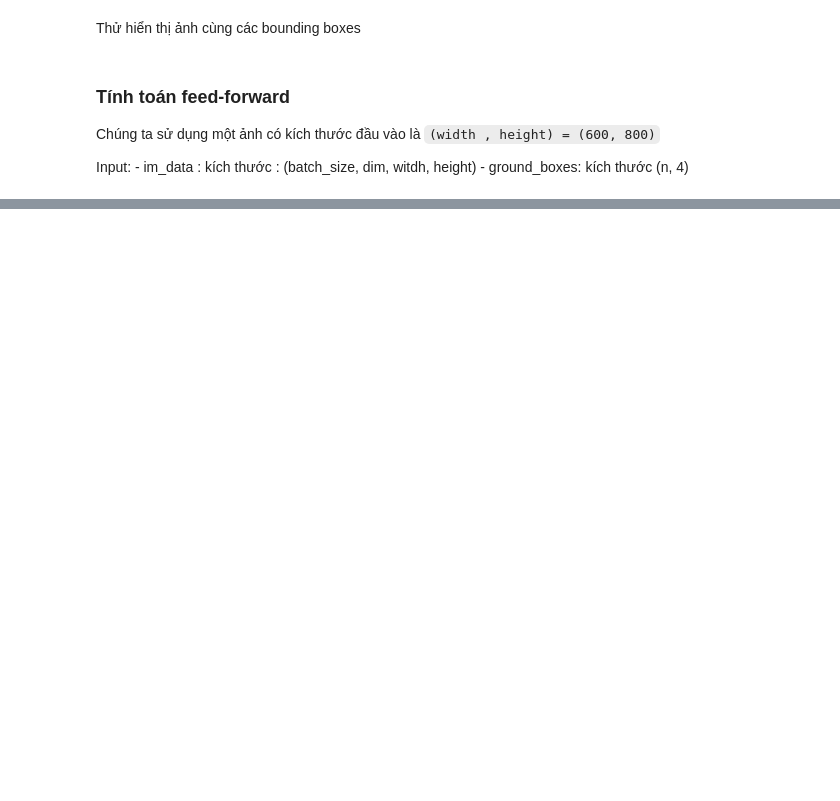
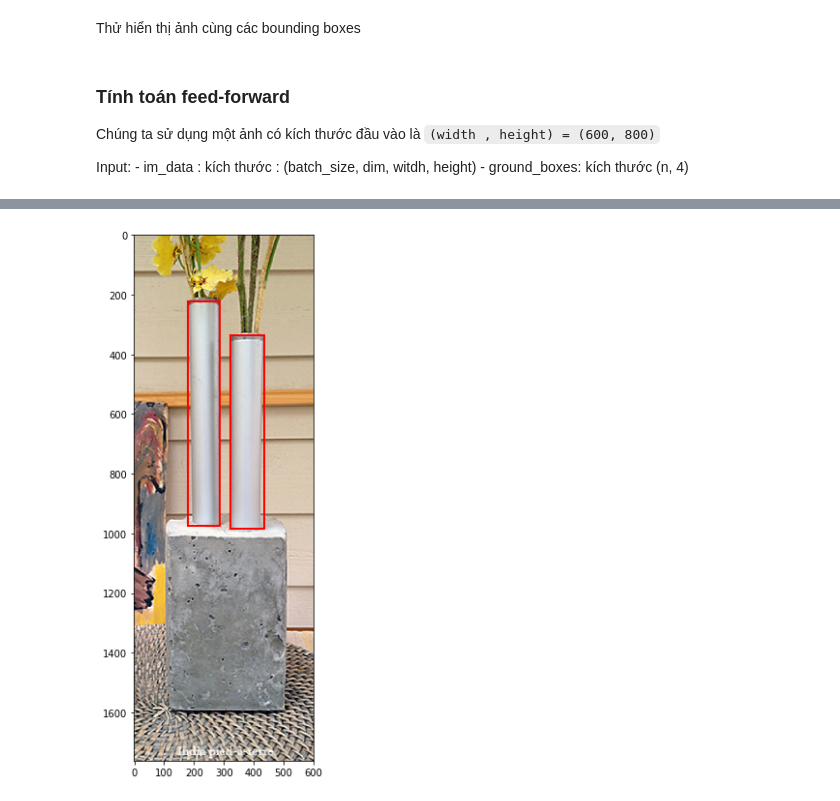
Before and after one commit to anhlt/faster_rcnn, a Jupyter notebook: FasterRcnn-MultiBatch-Copy1.ipynb, the cells around one changed output, grey strips where cells are left out. Drawn from its saved outputs; the diff is of its cells as text; code cells hidden in the pictures; blank space fills up the shorter version.

```diff
--- a/FasterRcnn-MultiBatch-Copy1.ipynb
+++ b/FasterRcnn-MultiBatch-Copy1.ipynb
@@ -41,7 +41,7 @@ dataDir = './data/mscoco'
 dataType = 'train2014'
 annFile='%s/annotations/instances_%s.json'%(dataDir,dataType)
 pre_proposal_folder = './data/mscoco/coco_proposals/MCG/'
-batch_size = 3
+batch_size = 5
 
 images_dir = os.path.join(dataDir,'images', dataType)
 cap = CocoData(root = images_dir, annFile = annFile)
@@ -212,0 +192,5 @@ NameError: name 'blobs' is not defined
+# %%
+current_batch = 0
+imshow(batch_tensor[current_batch], batch_boxes[[batch_boxes_index == current_batch]])
+# %% [output]
+[figure, added]
```
Also changed, not shown: parts of 17 cells of this notebook, 3 other files.
